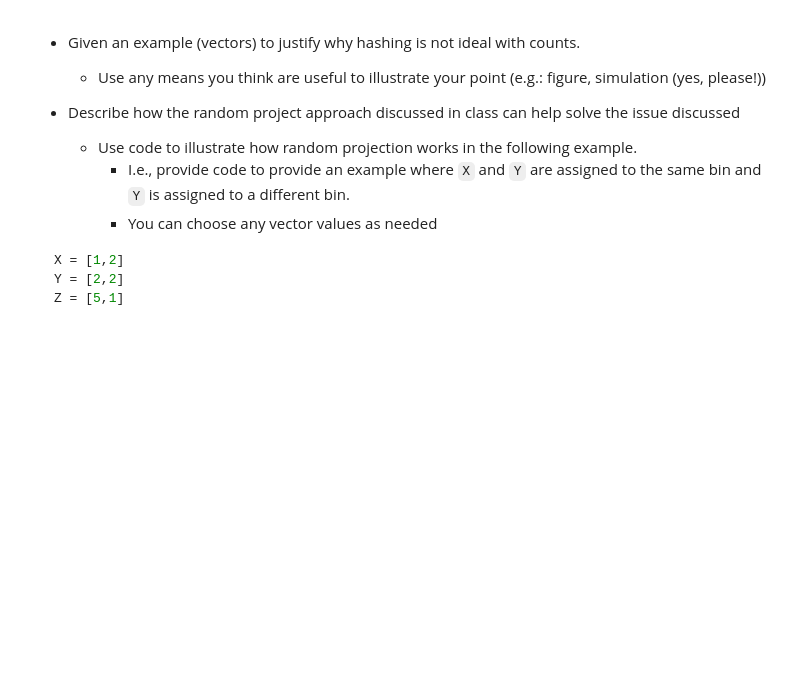
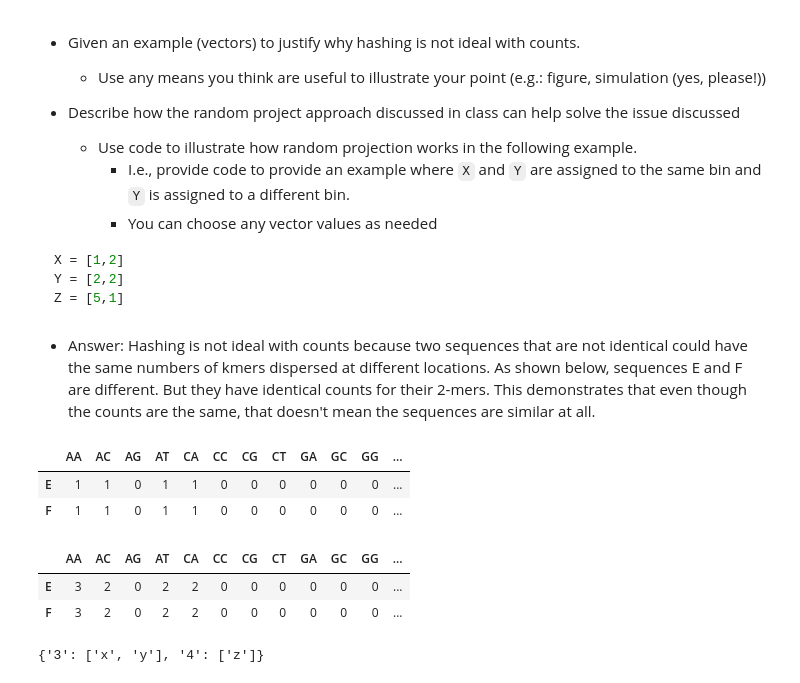
Before and after one commit to ICS-CLASSROOM/assignment-1-microtaryn, a Jupyter notebook: Assignment 1.ipynb, the cells around one changed output. Drawn from its saved outputs; the diff is of its cells as text; code cells hidden in the pictures; blank space fills up the shorter version.

````diff
--- a/Assignment 1.ipynb
+++ b/Assignment 1.ipynb
@@ -700,5 +700,42 @@ X = [1,2]
 Y = [2,2]
 Z = [5,1]
 ```
+# %% [markdown]
+* Answer: Hashing is not ideal with counts because two sequences that are not identical could have the same numbers of kmers dispersed at different locations. As shown below, sequences E and F are different. But they have identical counts for their 2-mers. This demonstrates that even though the counts are the same, that doesn't mean the sequences are similar at all.
 # %%
-### Write your code here
+E = "ATACAAACAATA"
+F = "ACAATAATACAA"
+counts_dict = {"E": get_kmer(E, k=2), "F": get_kmer(F, k=2)}
+pretty_print_counts(counts_dict)
+# %% [output]
+|  | AA | AC | AG | AT | CA | CC | CG | CT | GA | GC | GG | ... |
+| E | 1 | 1 | 0 | 1 | 1 | 0 | 0 | 0 | 0 | 0 | 0 | ... |
+| F | 1 | 1 | 0 | 1 | 1 | 0 | 0 | 0 | 0 | 0 | 0 | ... |
+# %%
+E = "ATACAAACAATA"
+F = "ACAATAATACAA"
+counts_dict = {"E": get_kmer_counts(E, k=2), "F": get_kmer_counts(F, k=2)}
+pretty_print_counts(counts_dict)
+# %% [output]
+|  | AA | AC | AG | AT | CA | CC | CG | CT | GA | GC | GG | ... |
+| E | 3 | 2 | 0 | 2 | 2 | 0 | 0 | 0 | 0 | 0 | 0 | ... |
+| F | 3 | 2 | 0 | 2 | 2 | 0 | 0 | 0 | 0 | 0 | 0 | ... |
+# %%
+import math
+vectorx = {"name": "x", "value":(1,2)}
+vectory = {"name": "y", "value":(2,2)}
+vectorz = {"name": "z", "value":(5,1)}
+D = (1,2)
+
+vectorList = [vectorx,vectory,vectorz]
+vectorDict = {}
+for vector in vectorList:
+    v0 = vector["value"][0]
+    v1 = vector["value"][1]
+    dot = v0*D[0] + v1*D[1]
+    mag = math.sqrt(D[0]*D[0] + D[1]*D[1])
+    binned = str(math.ceil(dot/mag))
+    vectorDict.setdefault(binned,[]).append(vector["name"])
+print(vectorDict)
+# %% [output]
+{'3': ['x', 'y'], '4': ['z']}
````
Also changed, not shown: parts of 2 cells of this notebook.
